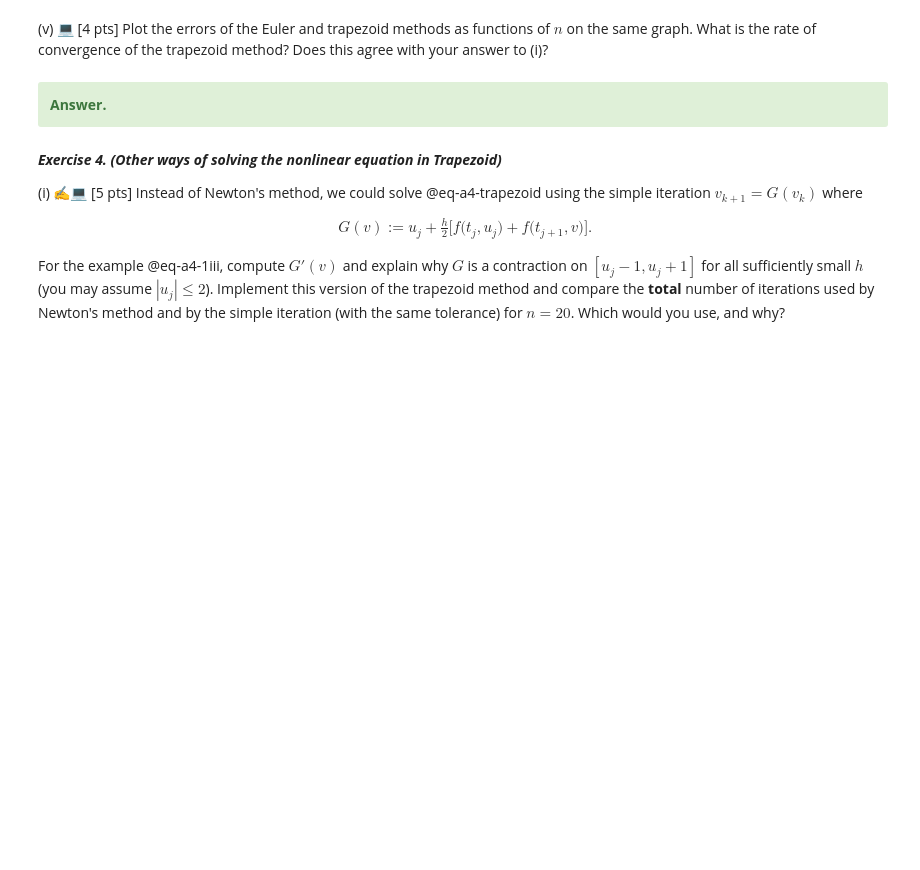
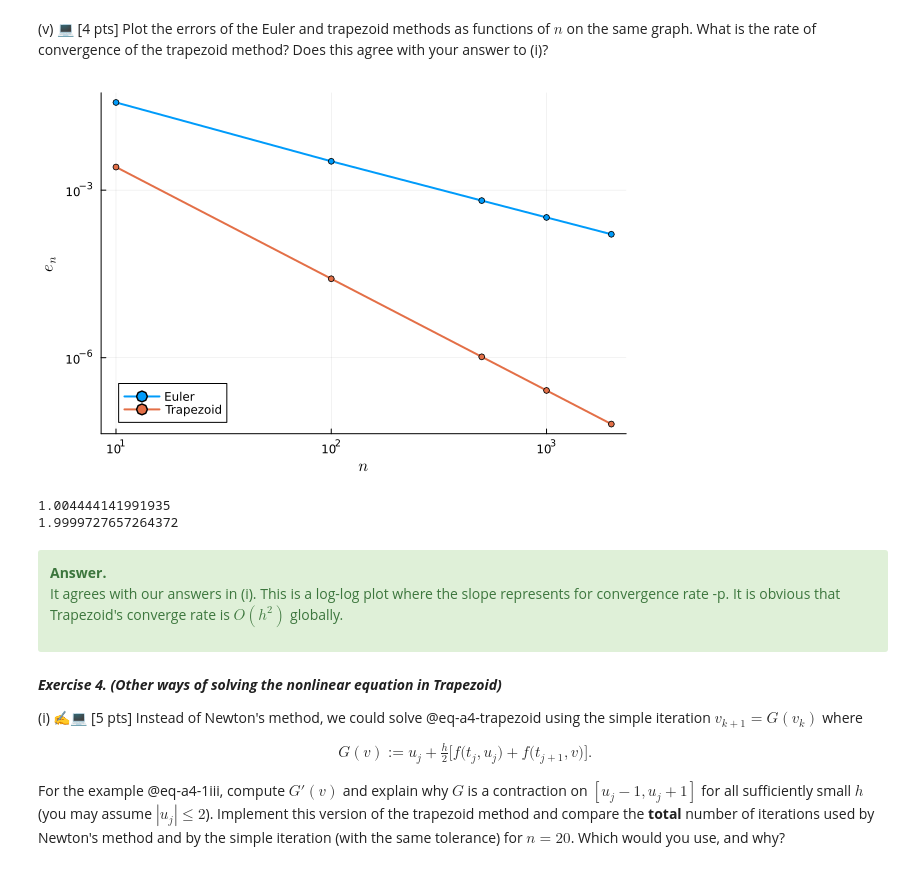
Before and after one commit to samayouy/Assignment4, a Jupyter notebook: A04.ipynb, the cells around one changed output. Saved outputs shown, nothing was run; the diff lists cells and outputs as text; code cells hidden in the pictures; blank space fills up the shorter version.

```diff
--- a/A04.ipynb
+++ b/A04.ipynb
@@ -403,12 +415,35 @@ df_du (generic function with 1 method)
 # %% [markdown]
 (v) 💻 [4 pts] Plot the errors of the Euler and trapezoid methods as functions of $n$ on the same graph. What is the rate of convergence of the trapezoid method? Does this agree with your answer to (i)?
 # %%
-# your code here
+
+u0 = 1.0
+T = 2.0
+ns = [10, 100, 500, 1000, 2000]
+
+E_euler = errors(Euler, f, u0, T, ns, u_exact)
+
+function trap(f, u0, T, n)
+    return Trapezoid(f, df_du, u0, T, n)
+end
+
+E_trap = errors(trap, f, u0, T, ns, u_exact)
+
+p = plot()
+plot_errors!(p, ns, E_euler, "Euler")
+plot_errors!(p, ns, E_trap, "Trapezoid")
+display(p)
+
+println(rate(ns, E_euler))
+println(rate(ns, E_trap))
+# %% [output]
+[figure, added]
+1.004444141991935
+1.9999727657264372
 # %% [markdown]
 <div class='alert alert-block alert-success'><b>Answer.</b>
 
 
-
+It agrees with our answers in (i). This is a log-log plot where the slope represents for convergence rate -p. It is obvious that Trapezoid's converge rate is $O(h^2)$ globally.
 
 
 
```
Also changed, not shown: parts of 8 cells of this notebook.
